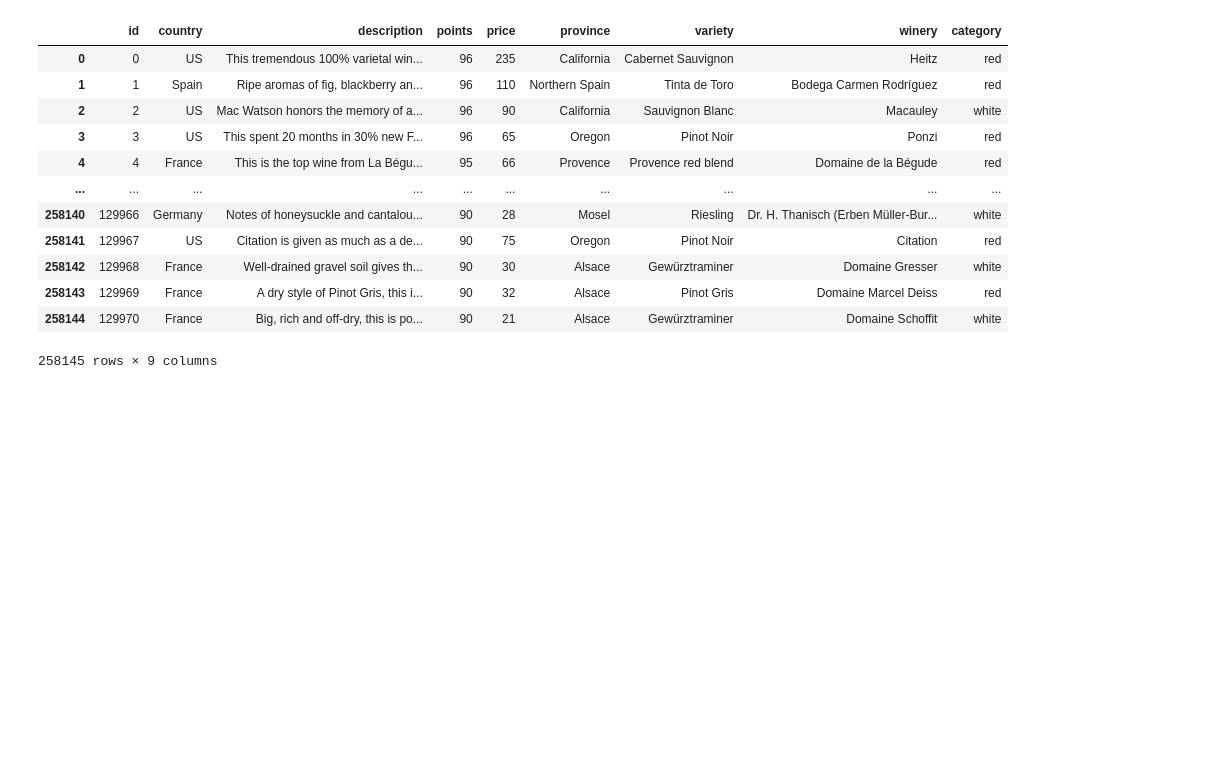
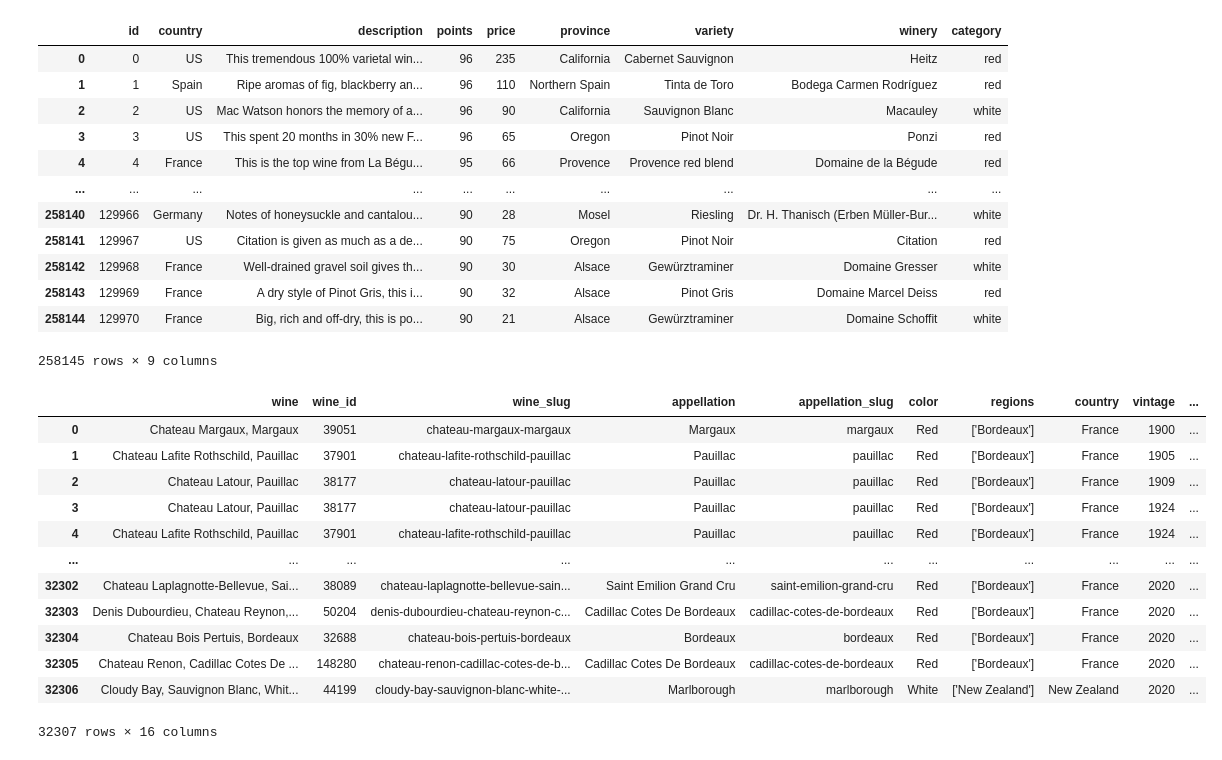
Before and after one commit to jwhite1987/Hakuna-Moscato, a Jupyter notebook: notebooks/cleaned_dataset_and_GWS_API.ipynb, the cells around one changed output. Saved outputs shown, nothing was run; the diff lists cells and outputs as text; code cells hidden in the pictures; blank space fills up the shorter version.

```diff
--- a/notebooks/cleaned_dataset_and_GWS_API.ipynb
+++ b/notebooks/cleaned_dataset_and_GWS_API.ipynb
@@ -171,0 +172,16 @@ gws_df.to_csv('../data/gws_cleaned_dataset.csv')
+# %%
+gws_df
+# %% [output]
+|  | wine | wine_id | wine_slug | appellation | appellation_slug | color | regions | country | vintage | ... |
+| 0 | Chateau Margaux, Margaux | 39051 | chateau-margaux-margaux | Margaux | margaux | Red | ['Bordeaux'] | France | 1900 | ... |
+| 1 | Chateau Lafite Rothschild, Pauillac | 37901 | chateau-lafite-rothschild-pauillac | Pauillac | pauillac | Red | ['Bordeaux'] | France | 1905 | ... |
+| 2 | Chateau Latour, Pauillac | 38177 | chateau-latour-pauillac | Pauillac | pauillac | Red | ['Bordeaux'] | France | 1909 | ... |
+| 3 | Chateau Latour, Pauillac | 38177 | chateau-latour-pauillac | Pauillac | pauillac | Red | ['Bordeaux'] | France | 1924 | ... |
+| 4 | Chateau Lafite Rothschild, Pauillac | 37901 | chateau-lafite-rothschild-pauillac | Pauillac | pauillac | Red | ['Bordeaux'] | France | 1924 | ... |
+| ... | ... | ... | ... | ... | ... | ... | ... | ... | ... | ... |
+| 32302 | Chateau Laplagnotte-Bellevue, Sai... | 38089 | chateau-laplagnotte-bellevue-sain... | Saint Emilion Grand Cru | saint-emilion-grand-cru | Red | ['Bordeaux'] | France | 2020 | ... |
+| 32303 | Denis Dubourdieu, Chateau Reynon,... | 50204 | denis-dubourdieu-chateau-reynon-c... | Cadillac Cotes De Bordeaux | cadillac-cotes-de-bordeaux | Red | ['Bordeaux'] | France | 2020 | ... |
+| 32304 | Chateau Bois Pertuis, Bordeaux | 32688 | chateau-bois-pertuis-bordeaux | Bordeaux | bordeaux | Red | ['Bordeaux'] | France | 2020 | ... |
+| 32305 | Chateau Renon, Cadillac Cotes De ... | 148280 | chateau-renon-cadillac-cotes-de-b... | Cadillac Cotes De Bordeaux | cadillac-cotes-de-bordeaux | Red | ['Bordeaux'] | France | 2020 | ... |
+| 32306 | Cloudy Bay, Sauvignon Blanc, Whit... | 44199 | cloudy-bay-sauvignon-blanc-white-... | Marlborough | marlborough | White | ['New Zealand'] | New Zealand | 2020 | ... |
+32307 rows × 16 columns
```
Also changed, not shown: parts of 8 cells of this notebook, 15 other files.
